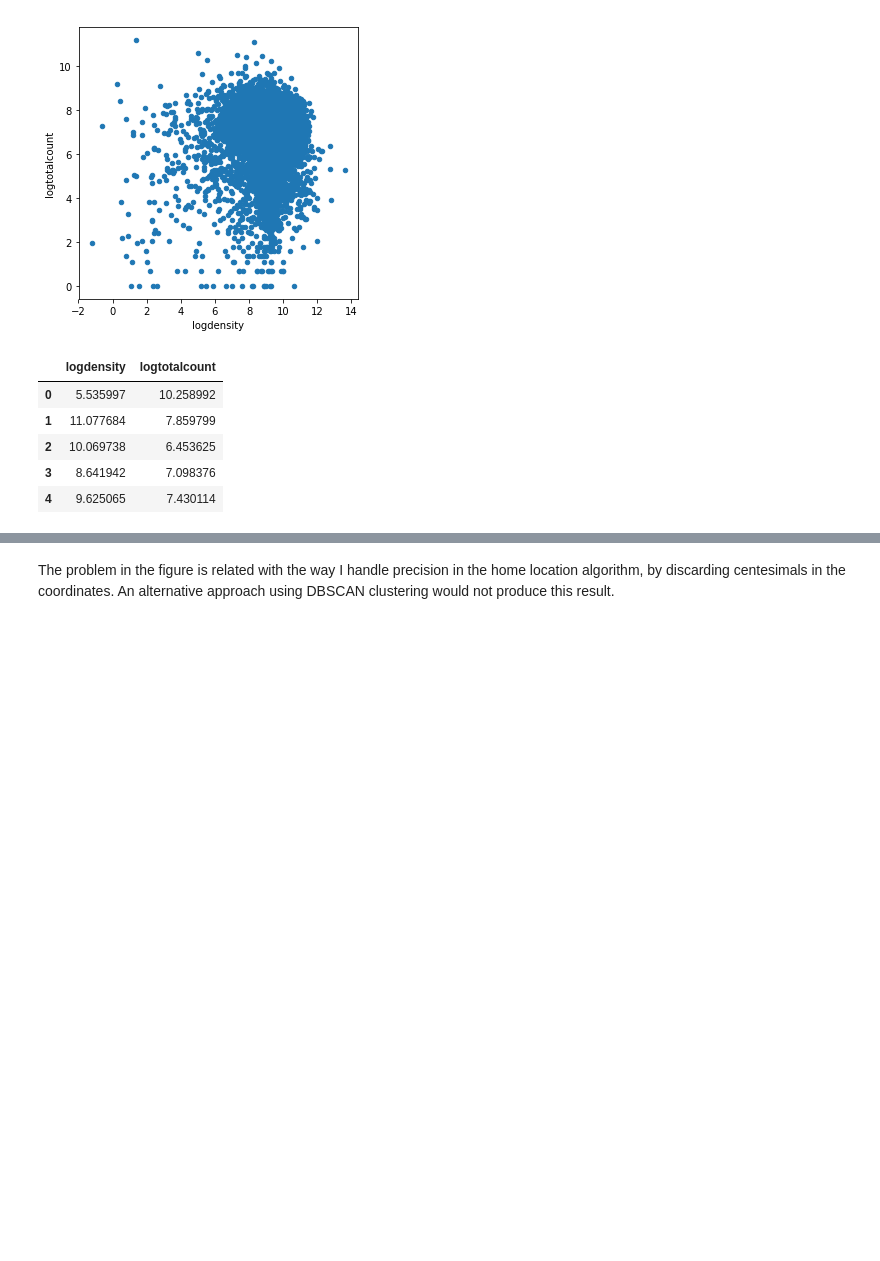
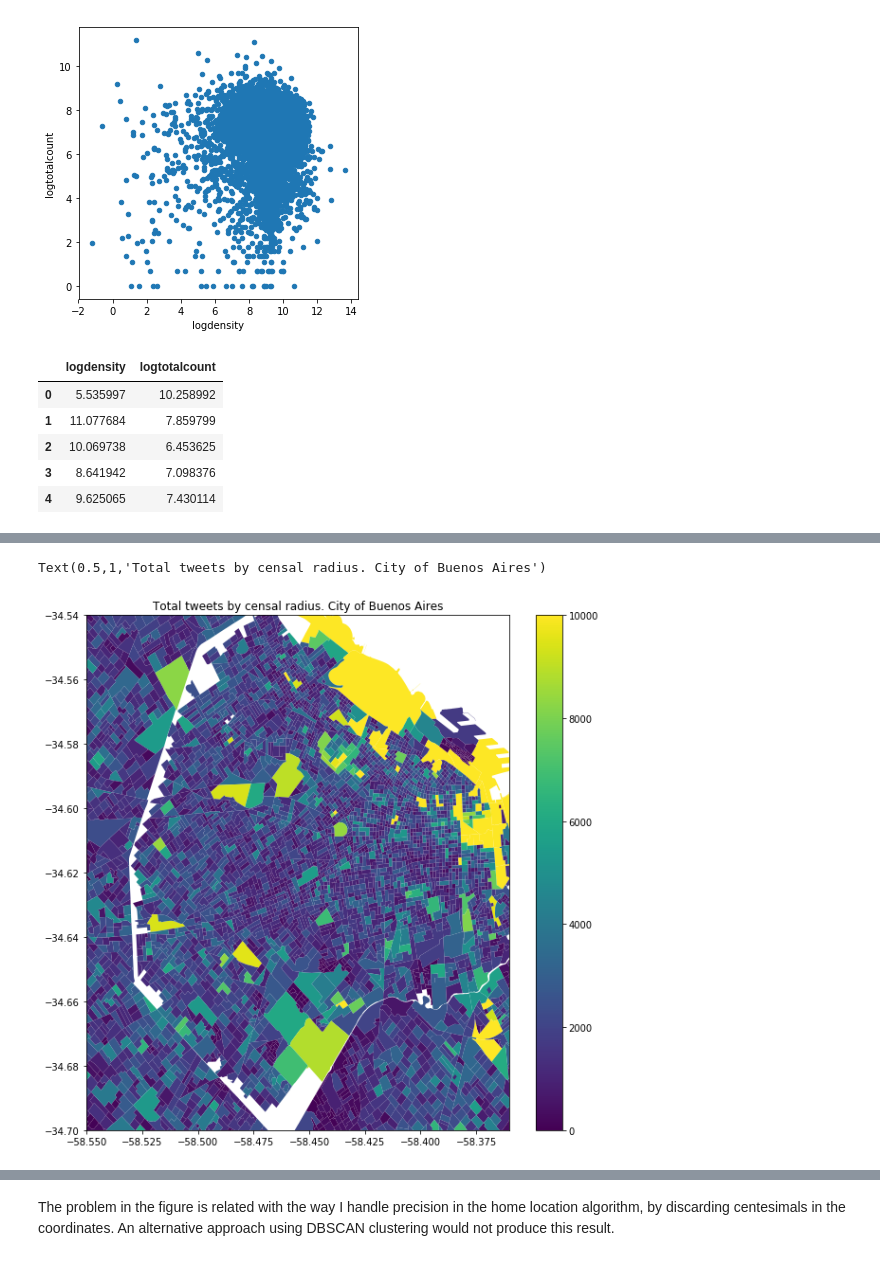
Before and after one commit to rpasquini/twitter_and_displacement, a Jupyter notebook: notebooks/descriptives.ipynb, the cells around one changed output, grey strips where cells are left out. Cells and saved outputs as stored; diff of their text form; code cells hidden in the pictures; blank space fills up the shorter version.

```diff
--- a/notebooks/descriptives.ipynb
+++ b/notebooks/descriptives.ipynb
@@ -98,0 +131,20 @@ Warnings:
+# %%
+gdf2=gdf.copy()
+gdf2.loc[gdf2['totalcount']>=10000,'totalcount']=10000
+
+from mpl_toolkits.axes_grid1 import make_axes_locatable
+
+fig, ax = plt.subplots(1, 1)
+
+#divider = make_axes_locatable(ax)
+
+#cax = divider.append_axes("right", size="5%", pad=0.1)
+
+#base=gdf.loc[gdf['totalcount']<30000].plot(column='totalcount', ax=ax, legend=True, cax=cax)
+base=gdf2.plot(column='totalcount', ax=ax, legend=True)
+base.set_xlim(-58.55, -58.36)
+base.set_ylim(-34.7, -34.54)
+plt.title("Total tweets by censal radius. City of Buenos Aires")
+# %% [output]
+Text(0.5,1,'Total tweets by censal radius. City of Buenos Aires')
+[figure, added]
```
Also changed, not shown: parts of 11 cells of this notebook.
